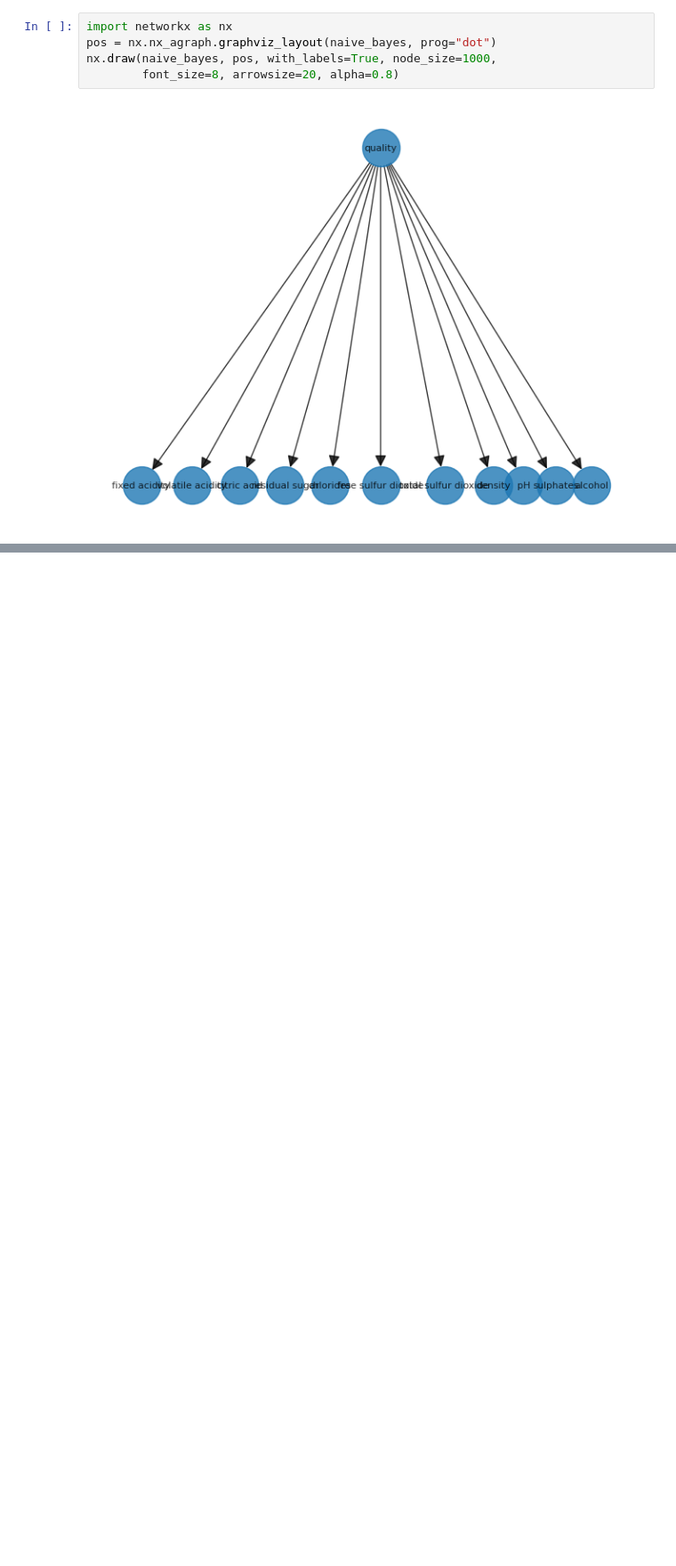
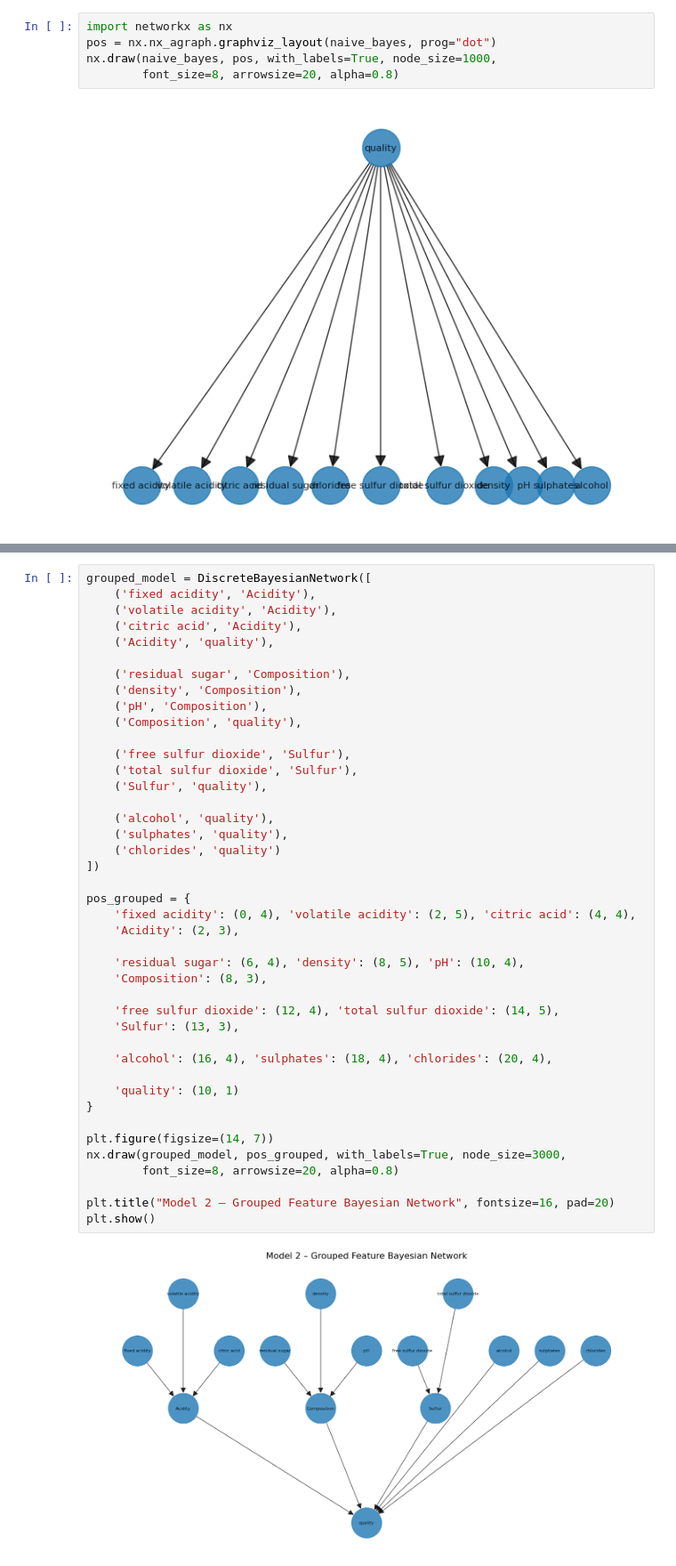
Before and after one commit to sara-tajernia/Wine-Quality-Detection-with-Bayesian-Network, a Jupyter notebook: main.ipynb, the cells around one changed output, grey strips where cells are left out. Shown: that part at 89% size. Saved outputs shown, nothing was run; the diff lists cells and outputs as text; blank space fills up the shorter version.

```diff
--- a/main.ipynb
+++ b/main.ipynb
@@ -138,0 +153,44 @@ ImportError: cannot import name 'BayesianModel' from 'pgmpy.models' (/Users/sara
+# %%
+grouped_model = DiscreteBayesianNetwork([
+    ('fixed acidity', 'Acidity'),
+    ('volatile acidity', 'Acidity'),
+    ('citric acid', 'Acidity'),
+    ('Acidity', 'quality'),
+
+    ('residual sugar', 'Composition'),
+    ('density', 'Composition'),
+    ('pH', 'Composition'),
+    ('Composition', 'quality'),
+
+    ('free sulfur dioxide', 'Sulfur'),
+    ('total sulfur dioxide', 'Sulfur'),
+    ('Sulfur', 'quality'),
+
+    ('alcohol', 'quality'),
+    ('sulphates', 'quality'),
+    ('chlorides', 'quality')
+])
+
+pos_grouped = {
+    'fixed acidity': (0, 4), 'volatile acidity': (2, 5), 'citric acid': (4, 4),
+    'Acidity': (2, 3),
+
+    'residual sugar': (6, 4), 'density': (8, 5), 'pH': (10, 4),
+    'Composition': (8, 3),
+
+    'free sulfur dioxide': (12, 4), 'total sulfur dioxide': (14, 5),
+    'Sulfur': (13, 3),
+
+    'alcohol': (16, 4), 'sulphates': (18, 4), 'chlorides': (20, 4),
+
+    'quality': (10, 1)
+}
+
+plt.figure(figsize=(14, 7))
+nx.draw(grouped_model, pos_grouped, with_labels=True, node_size=3000,
+        font_size=8, arrowsize=20, alpha=0.8)
+
+plt.title("Model 2 – Grouped Feature Bayesian Network", fontsize=16, pad=20)
+plt.show()
+# %% [output]
+[figure, added]
```
Also changed, not shown: parts of 4 cells of this notebook, 1 other file.
